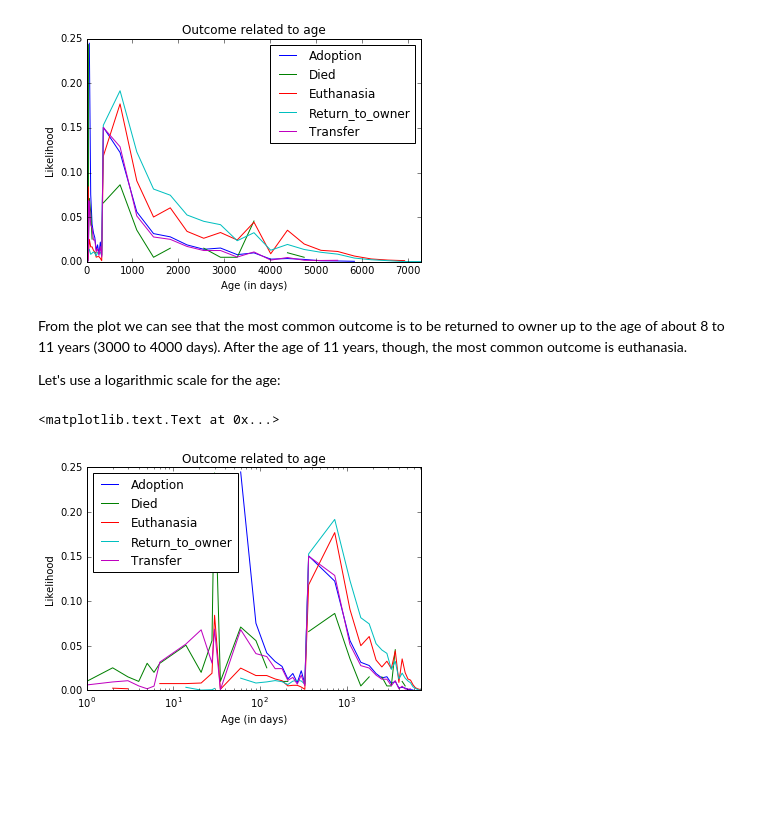
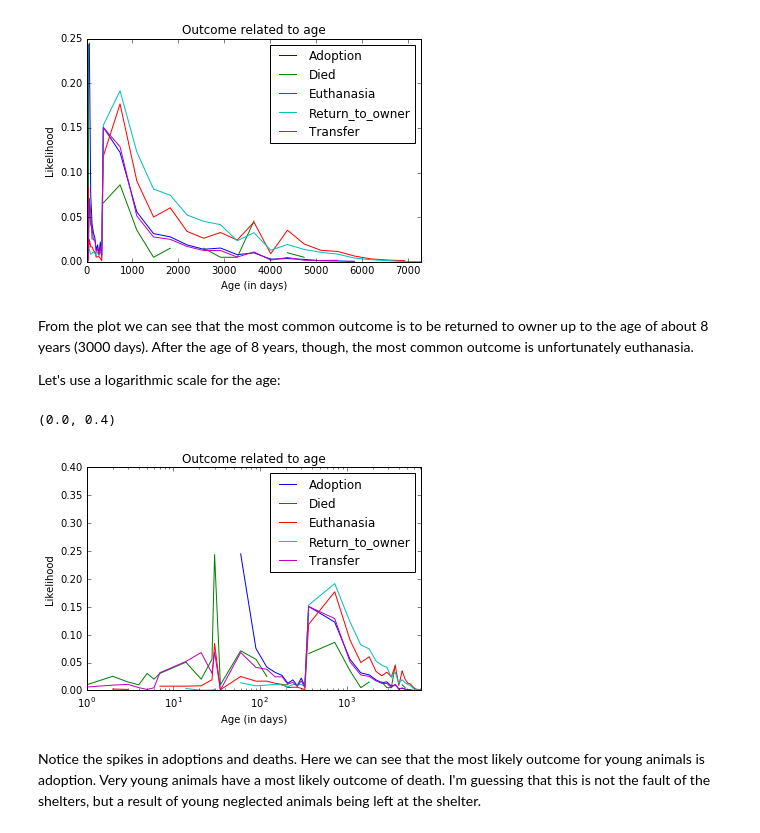
Before and after one commit to dippindots/kaggle-shelter-animal-outcomes, a Jupyter notebook: src/report.ipynb, the cells around one changed output. Cells and saved outputs as stored; diff of their text form; code cells hidden in the pictures; blank space fills up the shorter version.

```diff
--- a/src/report.ipynb
+++ b/src/report.ipynb
@@ -313,15 +328,19 @@ plt.title("Outcome related to age")
 <matplotlib.text.Text at 0x...>
 [figure]
 # %% [markdown]
-From the plot we can see that the most common outcome is to be returned to owner up to the age of about 8 to 11 years (3000 to 4000 days).  After the age of 11 years, though, the most common outcome is euthanasia.
+From the plot we can see that the most common outcome is to be returned to owner up to the age of about 8 years (3000 days).  After the age of 8 years, though, the most common outcome is unfortunately euthanasia.
 
 Let's use a logarithmic scale for the age:
 # %%
-outcomes_df.plot(kind='line', logx=True)
+outcomes_df.plot(kind='line', logx=True,linestyle='-')
 plt.xlabel("Age (in days)")
 plt.ylabel("Likelihood")
 plt.title("Outcome related to age")
+plt.legend(loc='best')
+plt.ylim(ymax=0.40)
 # %% [output]
-<matplotlib.text.Text at 0x...>
+(0.0, 0.4)
-[figure, old version]
+[figure, new version]
+# %% [markdown]
+Notice the spikes in adoptions and deaths.  Here we can see that the most likely outcome for young animals is adoption.  Very young animals have a most likely outcome of death.  I'm guessing that this is not the fault of the shelters, but a result of young neglected animals being left at the shelter.
 # %% [markdown]
```
Also changed, not shown: parts of 15 cells of this notebook.
